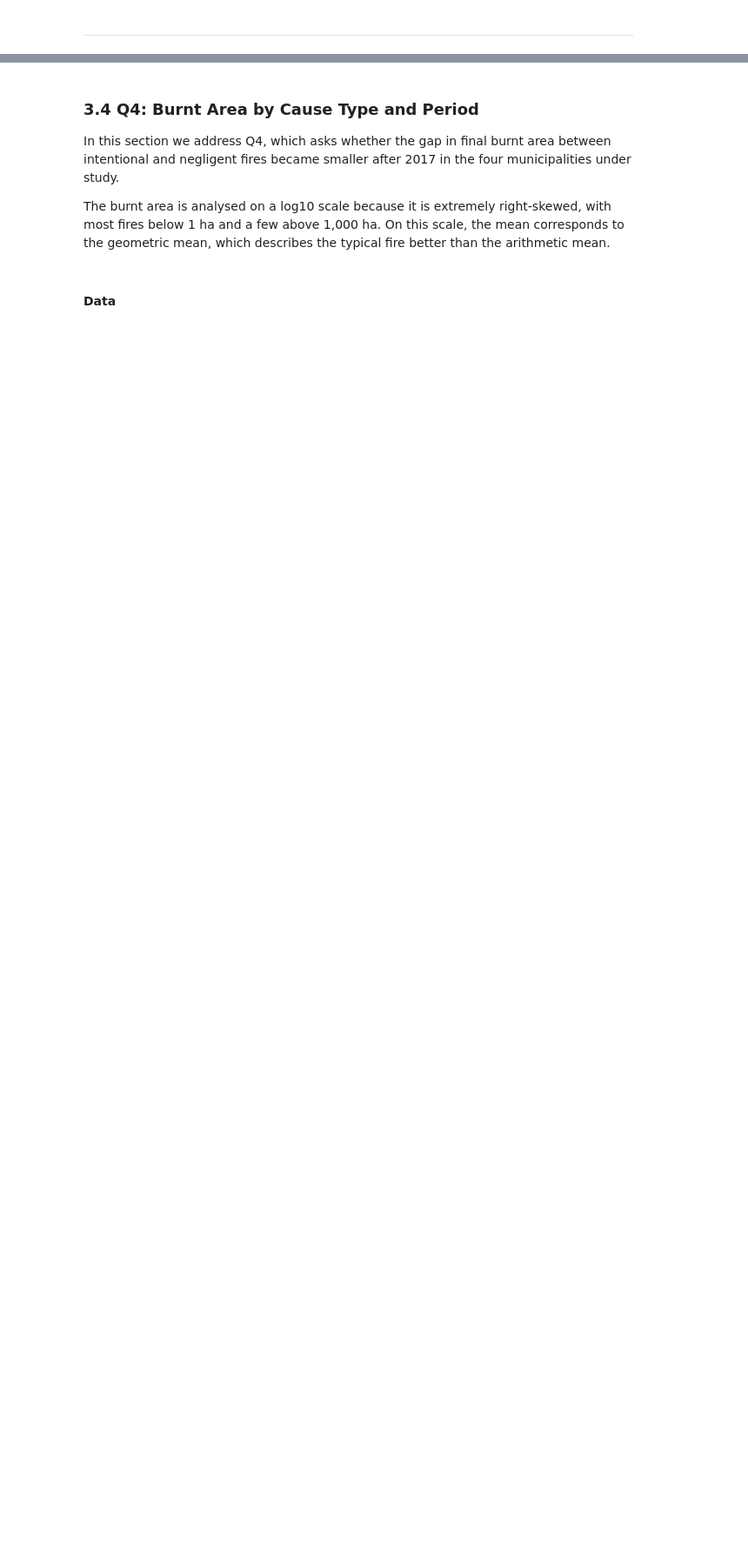
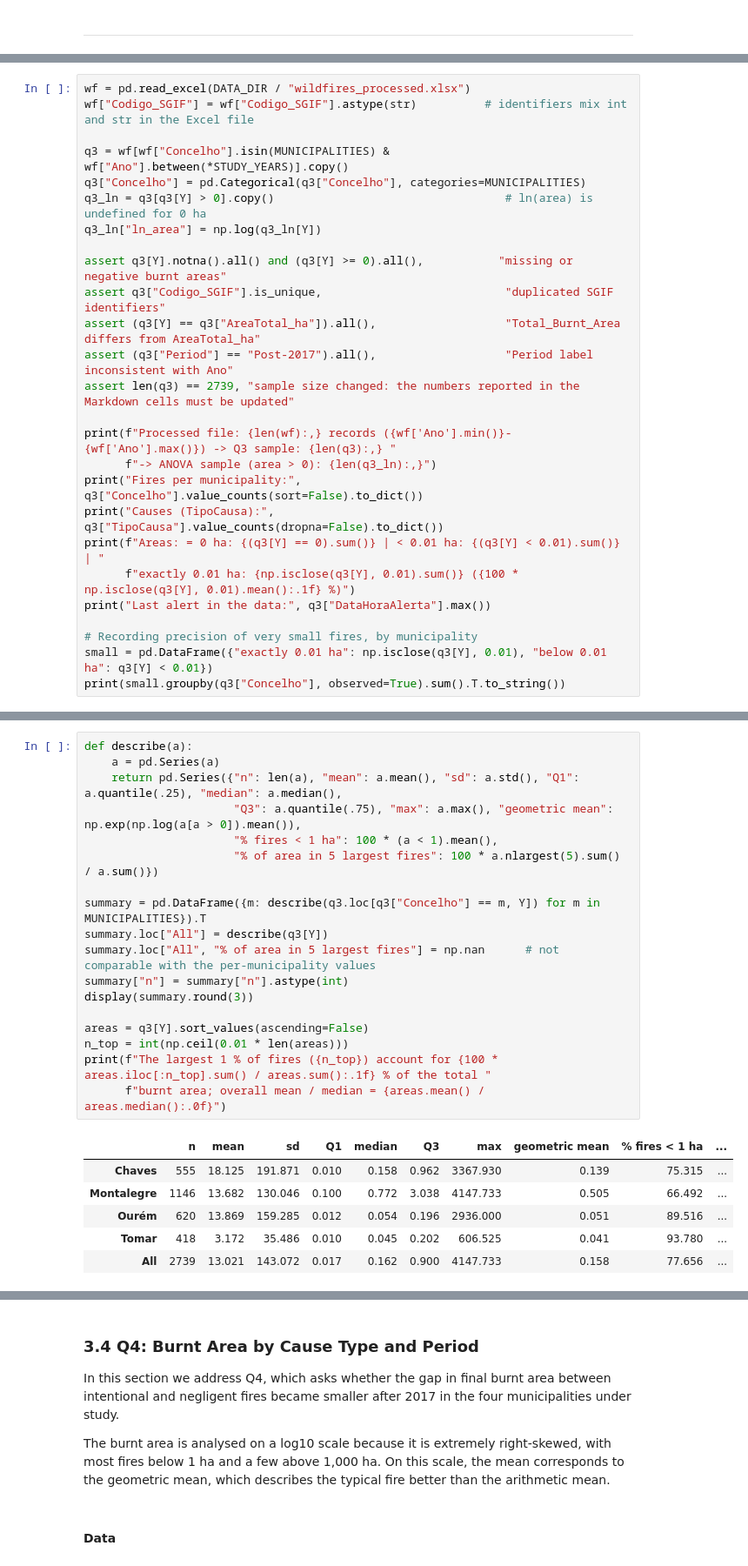
Before and after one commit to isabelamer/FCED_project, a Jupyter notebook: wildfires.ipynb, the cells around one changed output, grey strips where cells are left out. Shown at 87% size. Drawn from its saved outputs; the diff is of its cells as text; blank space fills up the shorter version.

Commit message:
Update wildfires notebook with final Q4

```diff
--- a/wildfires.ipynb
+++ b/wildfires.ipynb
@@ -889,0 +634,26 @@ The points below are descriptive only.
+# %%
+wf = pd.read_excel(DATA_DIR / "wildfires_processed.xlsx")
+wf["Codigo_SGIF"] = wf["Codigo_SGIF"].astype(str)          # identifiers mix int and str in the Excel file
+
+q3 = wf[wf["Concelho"].isin(MUNICIPALITIES) & wf["Ano"].between(*STUDY_YEARS)].copy()
+q3["Concelho"] = pd.Categorical(q3["Concelho"], categories=MUNICIPALITIES)
+q3_ln = q3[q3[Y] > 0].copy()                                  # ln(area) is undefined for 0 ha
+q3_ln["ln_area"] = np.log(q3_ln[Y])
+
+assert q3[Y].notna().all() and (q3[Y] >= 0).all(),           "missing or negative burnt areas"
+assert q3["Codigo_SGIF"].is_unique,                           "duplicated SGIF identifiers"
+assert (q3[Y] == q3["AreaTotal_ha"]).all(),                   "Total_Burnt_Area differs from AreaTotal_ha"
+assert (q3["Period"] == "Post-2017").all(),                   "Period label inconsistent with Ano"
+assert len(q3) == 2739, "sample size changed: the numbers reported in the Markdown cells must be updated"
+
+print(f"Processed file: {len(wf):,} records ({wf['Ano'].min()}-{wf['Ano'].max()}) -> Q3 sample: {len(q3):,} "
+      f"-> ANOVA sample (area > 0): {len(q3_ln):,}")
+print("Fires per municipality:", q3["Concelho"].value_counts(sort=False).to_dict())
+print("Causes (TipoCausa):", q3["TipoCausa"].value_counts(dropna=False).to_dict())
+print(f"Areas: = 0 ha: {(q3[Y] == 0).sum()} | < 0.01 ha: {(q3[Y] < 0.01).sum()} | "
+      f"exactly 0.01 ha: {np.isclose(q3[Y], 0.01).sum()} ({100 * np.isclose(q3[Y], 0.01).mean():.1f} %)")
+print("Last alert in the data:", q3["DataHoraAlerta"].max())
+
+# Recording precision of very small fires, by municipality
+small = pd.DataFrame({"exactly 0.01 ha": np.isclose(q3[Y], 0.01), "below 0.01 ha": q3[Y] < 0.01})
+print(small.groupby(q3["Concelho"], observed=True).sum().T.to_string())
@@ -889,0 +682,25 @@ The points below are descriptive only.
+# %%
+def describe(a):
+    a = pd.Series(a)
+    return pd.Series({"n": len(a), "mean": a.mean(), "sd": a.std(), "Q1": a.quantile(.25), "median": a.median(),
+                      "Q3": a.quantile(.75), "max": a.max(), "geometric mean": np.exp(np.log(a[a > 0]).mean()),
+                      "% fires < 1 ha": 100 * (a < 1).mean(),
+                      "% of area in 5 largest fires": 100 * a.nlargest(5).sum() / a.sum()})
+
+summary = pd.DataFrame({m: describe(q3.loc[q3["Concelho"] == m, Y]) for m in MUNICIPALITIES}).T
+summary.loc["All"] = describe(q3[Y])
+summary.loc["All", "% of area in 5 largest fires"] = np.nan      # not comparable with the per-municipality values
+summary["n"] = summary["n"].astype(int)
+display(summary.round(3))
+
+areas = q3[Y].sort_values(ascending=False)
+n_top = int(np.ceil(0.01 * len(areas)))
+print(f"The largest 1 % of fires ({n_top}) account for {100 * areas.iloc[:n_top].sum() / areas.sum():.1f} % of the total "
+      f"burnt area; overall mean / median = {areas.mean() / areas.median():.0f}")
+# %% [output]
+|  | n | mean | sd | Q1 | median | Q3 | max | geometric mean | % fires < 1 ha | ... |
+| Chaves | 555 | 18.125 | 191.871 | 0.010 | 0.158 | 0.962 | 3367.930 | 0.139 | 75.315 | ... |
+| Montalegre | 1146 | 13.682 | 130.046 | 0.100 | 0.772 | 3.038 | 4147.733 | 0.505 | 66.492 | ... |
+| Ourém | 620 | 13.869 | 159.285 | 0.012 | 0.054 | 0.196 | 2936.000 | 0.051 | 89.516 | ... |
+| Tomar | 418 | 3.172 | 35.486 | 0.010 | 0.045 | 0.202 | 606.525 | 0.041 | 93.780 | ... |
+| All | 2739 | 13.021 | 143.072 | 0.017 | 0.162 | 0.900 | 4147.733 | 0.158 | 77.656 | ... |
```
Also changed, not shown: parts of 67 cells of this notebook.
